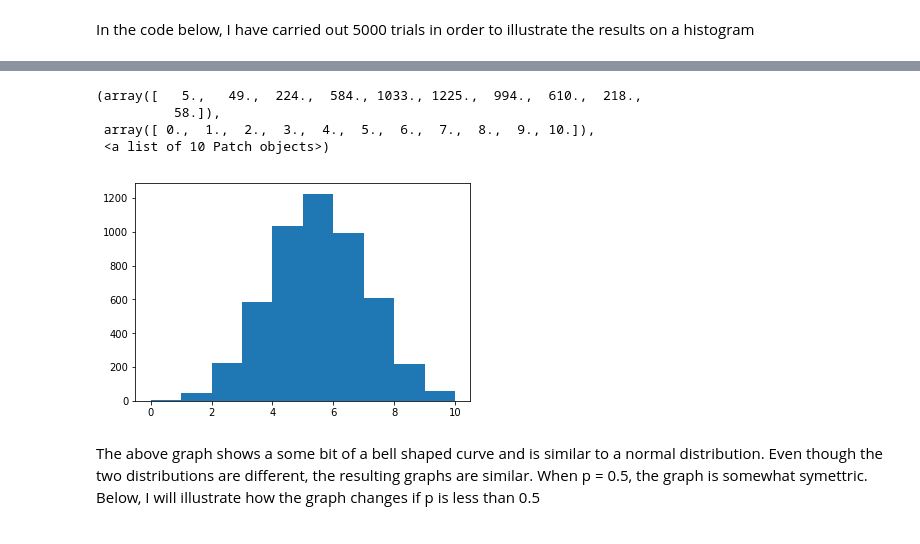
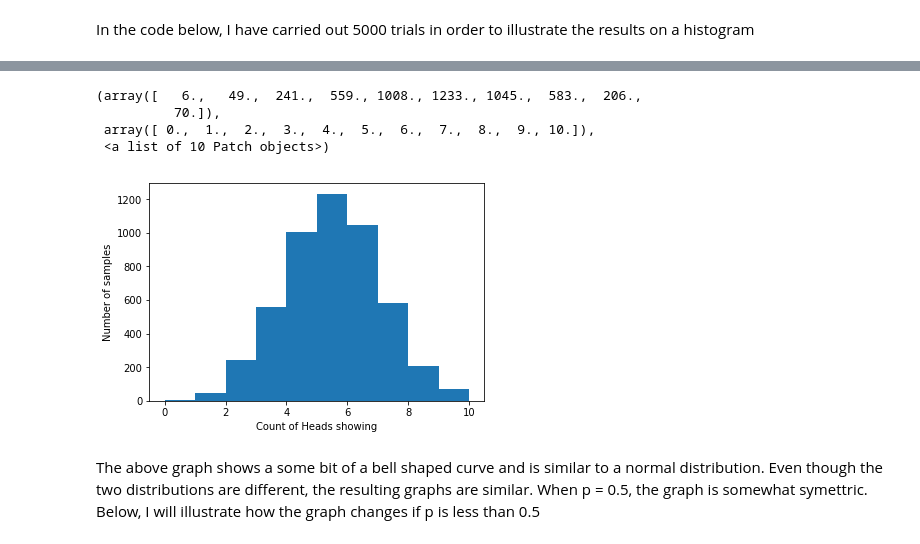
Before and after one commit to davidobrien1/practical-assignments, a Jupyter notebook: numpy-random.ipynb, the cells around one changed output, grey strips where cells are left out. Saved outputs shown, nothing was run; the diff lists cells and outputs as text; code cells hidden in the pictures.

```diff
--- a/numpy-random.ipynb
+++ b/numpy-random.ipynb
@@ -182,12 +202,14 @@ array([5, 3, 7, ..., 2, 7, 3])
 # %%
 # generate histogram
+plt.xlabel('Count of Heads showing')
+plt.ylabel('Number of samples')
 plt.hist(t)
 # %% [output]
-(array([   5.,   49.,  224.,  584., 1033., 1225.,  994.,  610.,  218.,
-          58.]),
+(array([   6.,   49.,  241.,  559., 1008., 1233., 1045.,  583.,  206.,
+          70.]),
  array([ 0.,  1.,  2.,  3.,  4.,  5.,  6.,  7.,  8.,  9., 10.]),
  <a list of 10 Patch objects>)
-[figure, old version]
+[figure, new version]
 # %% [markdown]
 The above graph shows a some bit of a bell shaped curve and is similar to a normal distribution.  Even though the two distributions are different, the resulting graphs are similar.  When p = 0.5, the graph is somewhat symettric.  Below, I will illustrate how the graph changes if p is less than 0.5
 # %%
```
Also changed, not shown: parts of 42 cells of this notebook, 1 other file.
